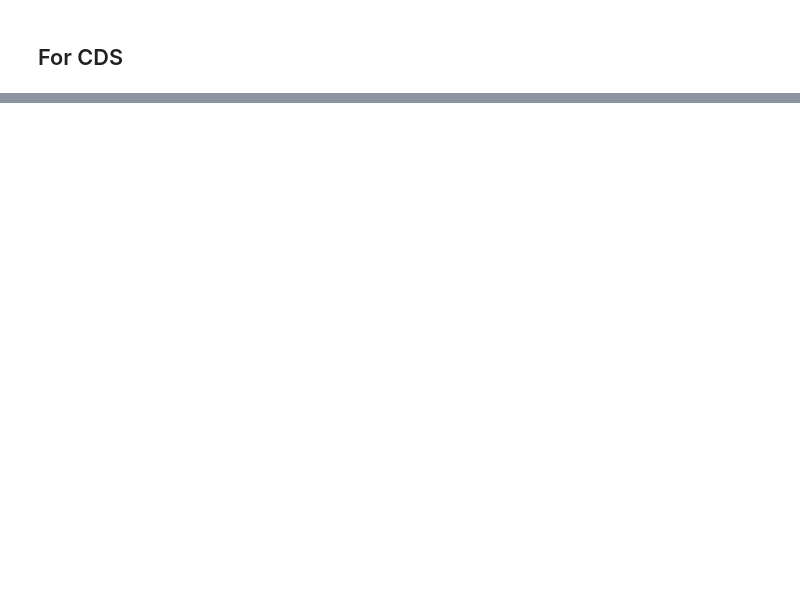
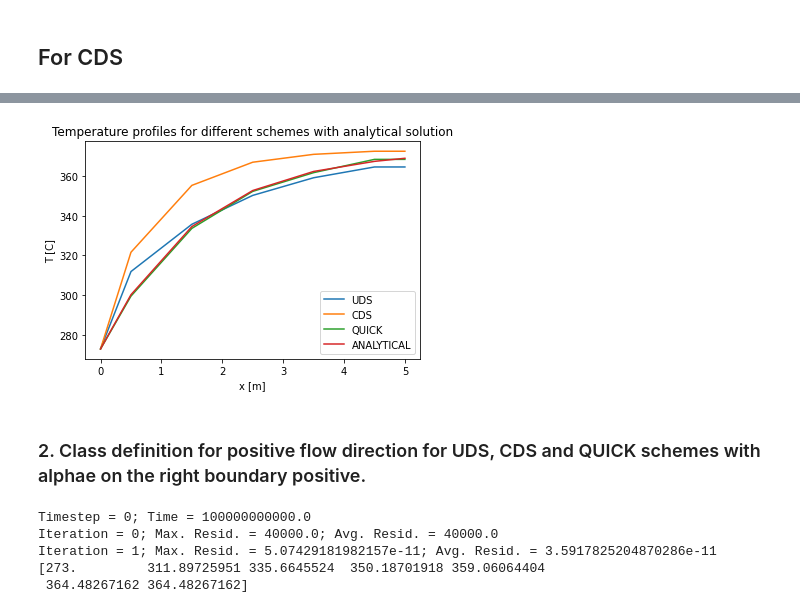
Before and after one commit to vflores4/Assignment3, a Jupyter notebook: Assignment3/Assignment3.ipynb, the cells around one changed output, grey strips where cells are left out. Saved outputs shown, nothing was run; the diff lists cells and outputs as text; code cells hidden in the pictures; blank space fills up the shorter version.

Commit message:
Changes in the reverse flow code

```diff
--- a/Assignment3/Assignment3.ipynb
+++ b/Assignment3/Assignment3.ipynb
@@ -836,8 +857,8 @@ class CenteredAdvectionModel1:
                 self._alphae[i] = -1
 
         #To modify the value of alphae on the domains boundaries
-        self._alphae [0] = 1 #Left boundary
-        self._alphae [-1] = 1 #Right boundary
+        self._alphae [0] = 1
+        self._alphae [-1] = -1 #Right boundary
 
        # Calculate the east integration point values (including both boundaries)
         self._phie[1:-1] = (self._phi[1:-2] + self._phi[2:-1])/2
@@ -986,0 +1112,9 @@ for tStep in range(nTime):
+# %%
+Tinf = 373
+T0 = 273
+x_an = grid.xP
+Po = 4*lz
+Af = ly*lz
+mdot = rho*U0*Af
+T_an1 = Tinf - ((Tinf - T0)*np.exp((-ho*Po*grid.xP)/(mdot*cp)))
+print (T_an1)
@@ -988,0 +1222,4 @@ for tStep in range(nTime):
+# %%
+Uo = 1.5 #Definition of the velocity
+T_CDS1, grid2 = CDS2(5,Uo)
+print (T_CDS1)
@@ -988,0 +1342,4 @@ for tStep in range(nTime):
+# %%
+Uo = 1.5 #Definition of the velocity
+T_QUICK1, grid3 = QUICK2(5,Uo)
+print (T_QUICK1)
@@ -988,0 +1369,22 @@ for tStep in range(nTime):
+# %%
+%matplotlib inline
+import matplotlib.pyplot as plt
+
+fig5, ax = plt.subplots()
+
+
+ax.plot(x_an, T_UDS1, label="UDS")
+ax.plot(x_an, T_CDS1, label="CDS")
+ax.plot(x_an, T_QUICK1, label="QUICK")
+ax.plot(x_an, T_an1, label="ANALYTICAL")
+
+
+ax.set_title("Temperature profiles for different schemes with analytical solution")
+ax.set_xlabel("x [m]")
+ax.set_ylabel("T [C]")
+ax.legend()
+plt.show()
+# %% [output]
+[figure, added]
+# %% [markdown]
+### 2. Class definition for positive flow direction for UDS, CDS and QUICK schemes with alphae on the right boundary positive.
@@ -988,0 +1717,10 @@ for tStep in range(nTime):
+# %%
+Uo = 1.5 #Define the velocity
+T_UDS3, grid2 = UDS2(5,Uo)
+print(T_UDS3)
+# %% [output]
+Timestep = 0; Time = 100000000000.0
+Iteration = 0; Max. Resid. = 40000.0; Avg. Resid. = 40000.0
+Iteration = 1; Max. Resid. = 5.07429181982157e-11; Avg. Resid. = 3.5917825204870286e-11
+[273.         311.89725951 335.6645524  350.18701918 359.06064404
+ 364.48267162 364.48267162]
```
Also changed, not shown: parts of 53 cells of this notebook.
